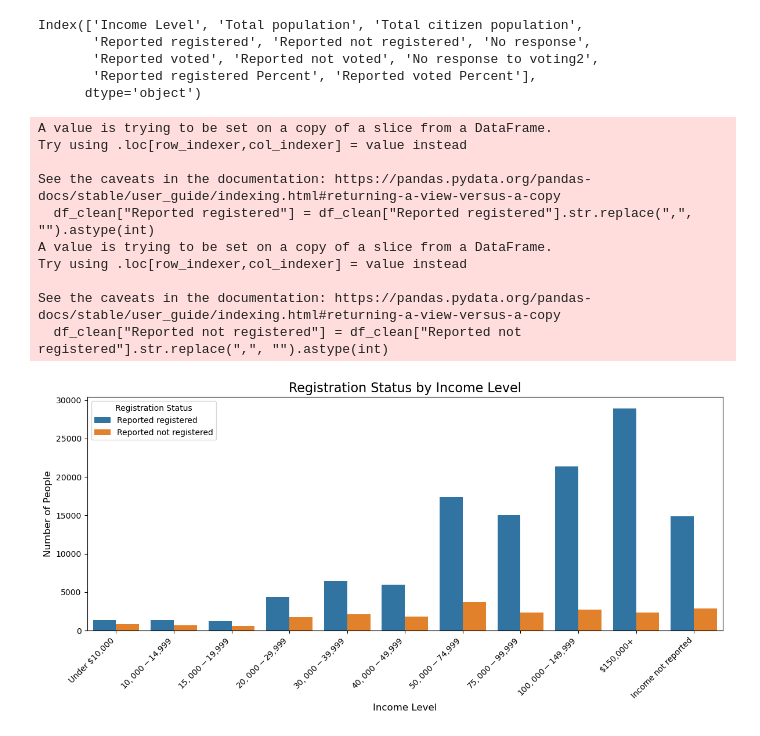
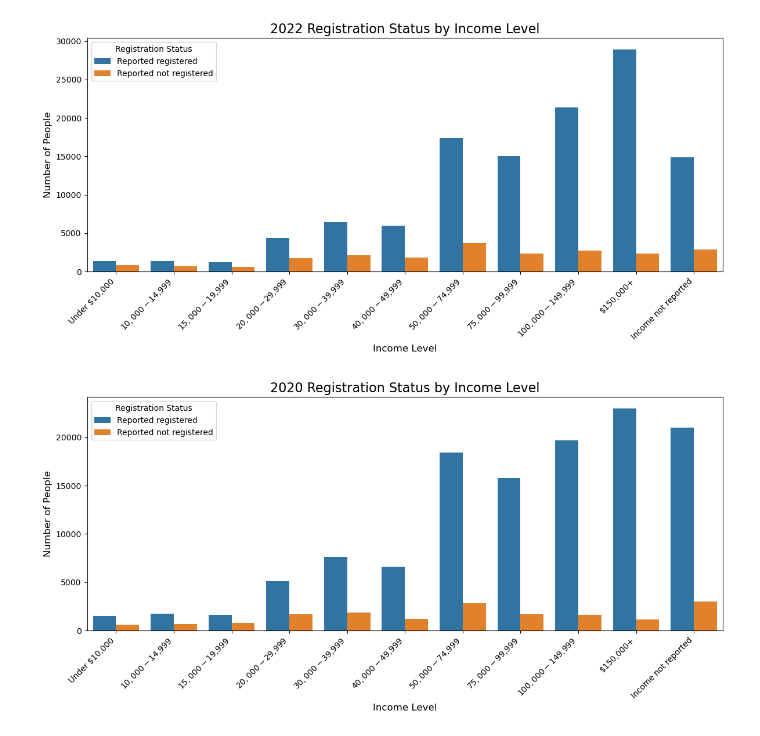
Before and after one commit to aileenniu/cs216electionturnout, a Jupyter notebook: David_Final_Project.ipynb, the cells around one changed output. Cells and saved outputs as stored; diff of their text form; code cells hidden in the pictures.

```diff
--- a/David_Final_Project.ipynb
+++ b/David_Final_Project.ipynb
@@ -5,55 +11,56 @@ import matplotlib.pyplot as plt
 # %%
-import pandas as pd
-import matplotlib.pyplot as plt
-import seaborn as sns
+df = pd.read_csv('Clean 2022 Economics.csv')
 
-# Step 1: Read the Excel File
-df = pd.read_csv('18+ Economics - Sheet.csv')
-
-# Inspect columns
-print(df.columns)
-
-# Remove spaces or rename if necessary
 df.columns = df.columns.str.strip()
-
-# Now select the relevant columns
-df_clean = df[["Income Level", "Reported registered", "Reported not registered"]]
+df_clean = df[["Income Level", "Reported registered", "Reported not registered"]].copy()
 df_clean["Reported registered"] = df_clean["Reported registered"].str.replace(",", "").astype(int)
 df_clean["Reported not registered"] = df_clean["Reported not registered"].str.replace(",", "").astype(int)
 
-# Continue with the melt and plotting steps as before...
 
-# Step 3: Melt the Data for Grouped Bar Chart
+# Melt the Data
 df_melted = df_clean.melt(id_vars="Income Level",
                           var_name="Registration Status",
                           value_name="Count")
 
 # Step 4: Plot Grouped Bar Chart
 plt.figure(figsize=(12, 6))
 sns.barplot(x="Income Level", y="Count", hue="Registration Status", data=df_melted)
 
-# Customize the Plot
-plt.title("Registration Status by Income Level", fontsize=16)
+plt.title("2022 Registration Status by Income Level", fontsize=16)
 plt.xlabel("Income Level", fontsize=12)
 plt.ylabel("Number of People", fontsize=12)
 plt.xticks(rotation=45, ha="right")  # Rotate x-axis labels for readability
 plt.legend(title="Registration Status")
 plt.tight_layout()
 plt.show()
 # %% [output]
-Index(['Income Level', 'Total population', 'Total citizen population',
-       'Reported registered', 'Reported not registered', 'No response',
-       'Reported voted', 'Reported not voted', 'No response to voting2',
-       'Reported registered Percent', 'Reported voted Percent'],
-      dtype='object')
-A value is trying to be set on a copy of a slice from a DataFrame.
-Try using .loc[row_indexer,col_indexer] = value instead
-
-See the caveats in the documentation: https://pandas.pydata.org/pandas-docs/stable/user_guide/indexing.html#returning-a-view-versus-a-copy
-  df_clean["Reported registered"] = df_clean["Reported registered"].str.replace(",", "").astype(int)
-A value is trying to be set on a copy of a slice from a DataFrame.
-Try using .loc[row_indexer,col_indexer] = value instead
-
-See the caveats in the documentation: https://pandas.pydata.org/pandas-docs/stable/user_guide/indexing.html#returning-a-view-versus-a-copy
-  df_clean["Reported not registered"] = df_clean["Reported not registered"].str.replace(",", "").astype(int)
-[figure, old version]
+[figure, new version]
+# %%
+df = pd.read_csv('Clean 2020 Economics.csv')
+
+df.columns = df.columns.str.strip()
+df = df.drop(index=0)
+
+df_clean = df[["Income Level", "Reported registered", "Reported not registered"]].copy()
+df_clean["Reported registered"] = df_clean["Reported registered"].str.replace(",", "").astype(int)
+df_clean["Reported not registered"] = df_clean["Reported not registered"].str.replace(",", "").astype(int)
+
+
+# Melt the Data
+df_melted = df_clean.melt(id_vars="Income Level",
+                          var_name="Registration Status",
+                          value_name="Count")
+
+# Step 4: Plot Grouped Bar Chart
+plt.figure(figsize=(12, 6))
+sns.barplot(x="Income Level", y="Count", hue="Registration Status", data=df_melted)
+
+plt.title("2020 Registration Status by Income Level", fontsize=16)
+plt.xlabel("Income Level", fontsize=12)
+plt.ylabel("Number of People", fontsize=12)
+plt.xticks(rotation=45, ha="right")  # Rotate x-axis labels for readability
+plt.legend(title="Registration Status")
+plt.tight_layout()
+plt.show()
+# %% [output]
+[figure, added]
```
Also changed, not shown: parts of 2 cells of this notebook, 4 other files.
